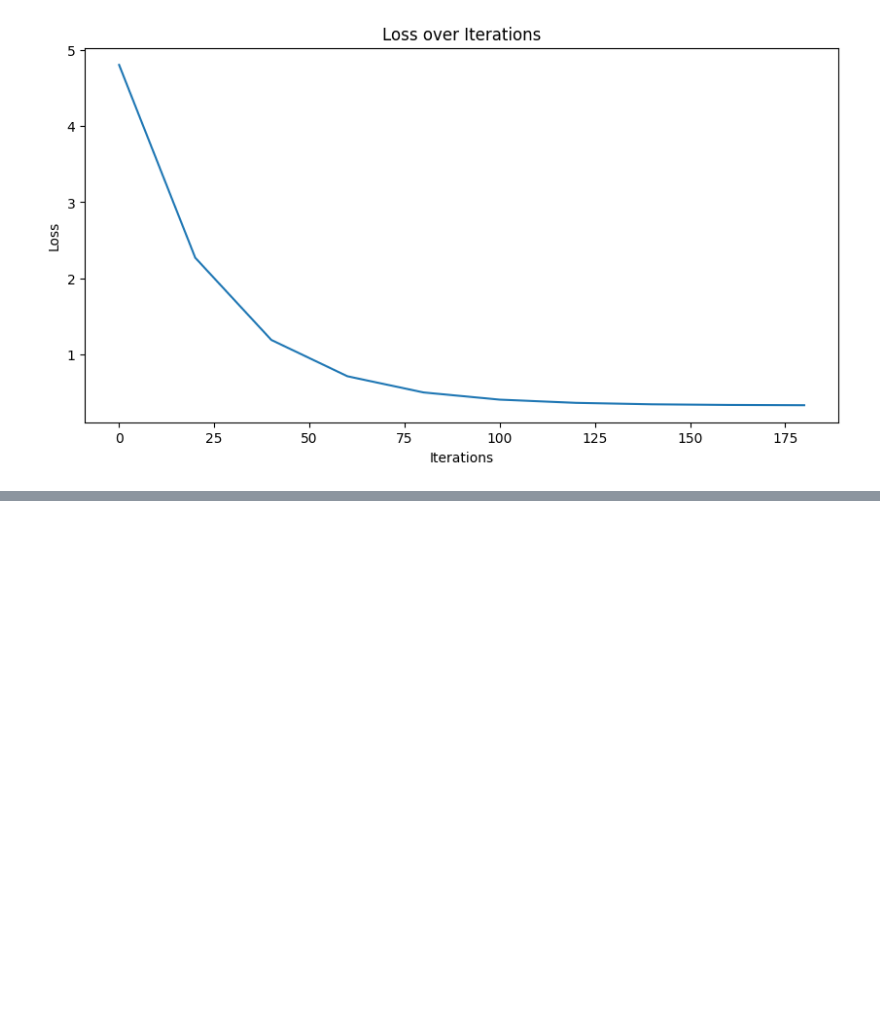
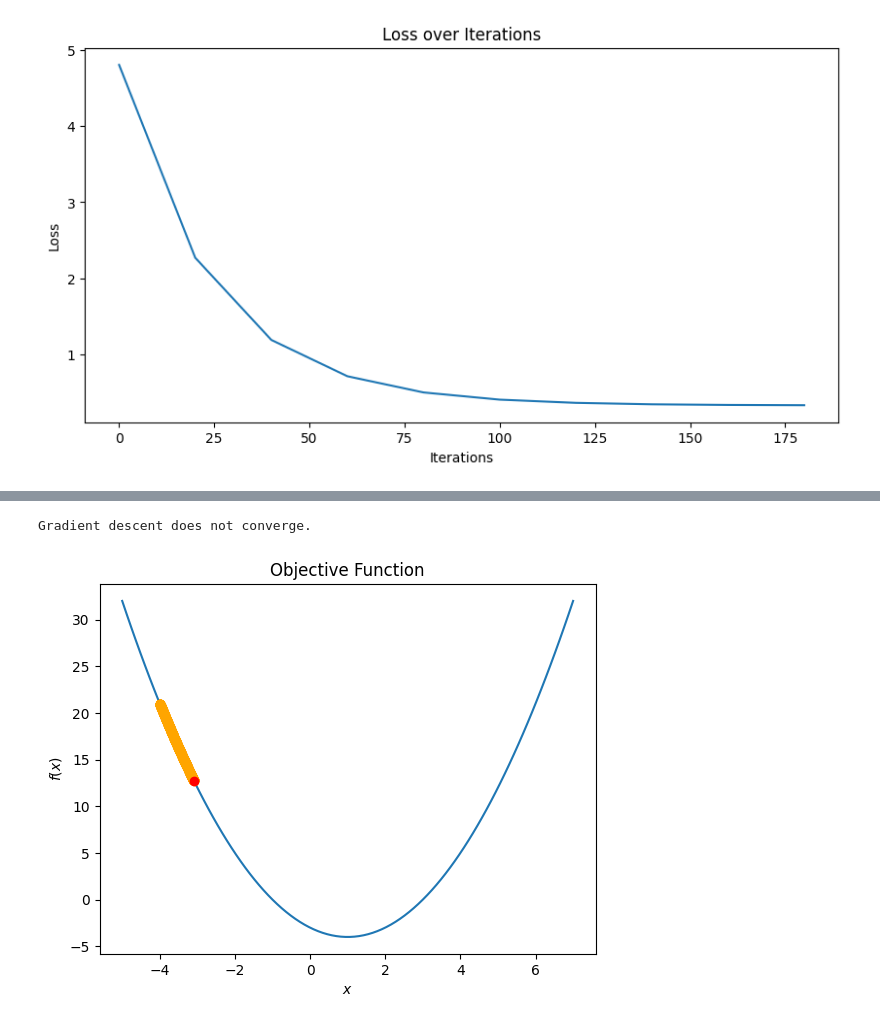
Before and after one commit to neeyatlotlikar/semester3, a Jupyter notebook: OTML/gradient_descent.ipynb, the cells around one changed output, grey strips where cells are left out. Cells and saved outputs as stored; diff of their text form; code cells hidden in the pictures; blank space fills up the shorter version.

```diff
--- a/OTML/gradient_descent.ipynb
+++ b/OTML/gradient_descent.ipynb
@@ -189,0 +266,6 @@ plt.show()
+# %%
+xs, ys = gradient_descent_simple(func, fprime, x0, lr=1e-4)
+plotPath(xs, ys, x0)
+# %% [output]
+Gradient descent does not converge.
+[figure, added]
```
Also changed, not shown: parts of 24 cells of this notebook, 3 other files.
